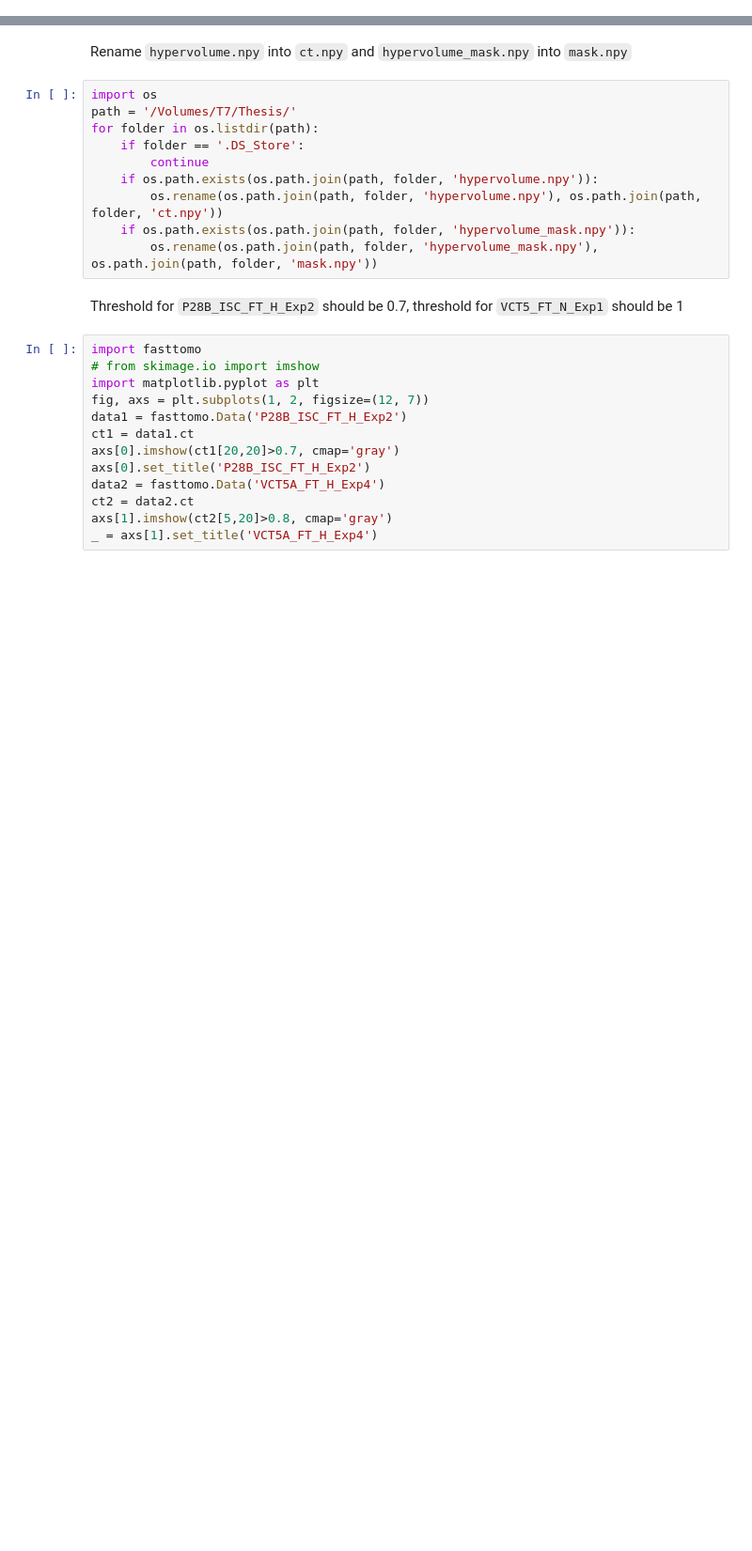
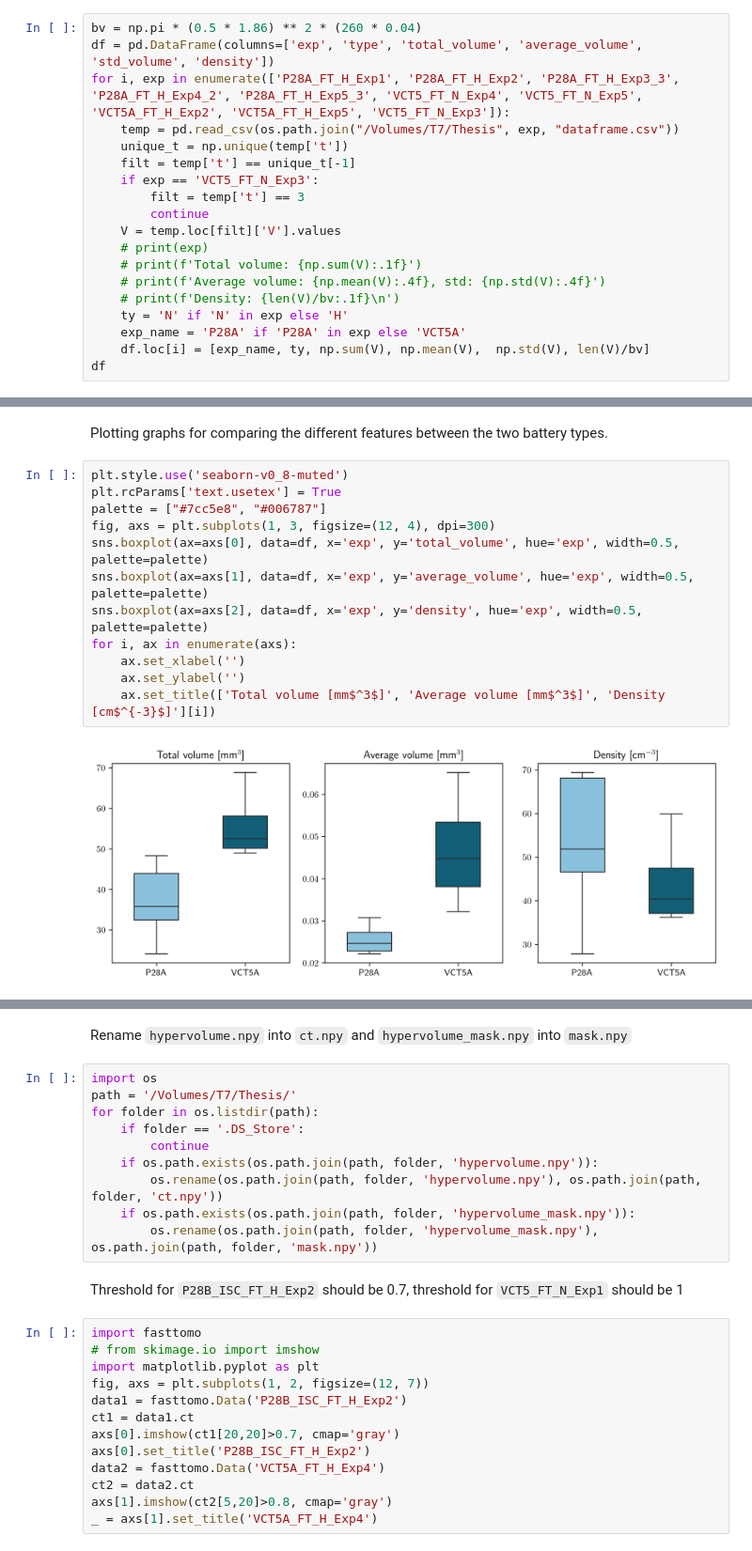
Before and after one commit to venturellimatteo/fasttomo, a Jupyter notebook: src/fasttomo/extras.ipynb, the cells around one changed output, grey strips where cells are left out. Shown at 94% size. Cells and saved outputs as stored; diff of their text form; blank space fills up the shorter version.

Commit message:
statistical analysis of the agglomerates and new plots

```diff
--- a/src/fasttomo/extras.ipynb
+++ b/src/fasttomo/extras.ipynb
@@ -0,0 +12,19 @@
+# %%
+bv = np.pi * (0.5 * 1.86) ** 2 * (260 * 0.04)
+df = pd.DataFrame(columns=['exp', 'type', 'total_volume', 'average_volume', 'std_volume', 'density'])
+for i, exp in enumerate(['P28A_FT_H_Exp1', 'P28A_FT_H_Exp2', 'P28A_FT_H_Exp3_3', 'P28A_FT_H_Exp4_2', 'P28A_FT_H_Exp5_3', 'VCT5_FT_N_Exp4', 'VCT5_FT_N_Exp5', 'VCT5A_FT_H_Exp2', 'VCT5A_FT_H_Exp5', 'VCT5_FT_N_Exp3']):
+    temp = pd.read_csv(os.path.join("/Volumes/T7/Thesis", exp, "dataframe.csv"))
+    unique_t = np.unique(temp['t'])
+    filt = temp['t'] == unique_t[-1]
+    if exp == 'VCT5_FT_N_Exp3':
+        filt = temp['t'] == 3
+        continue
+    V = temp.loc[filt]['V'].values
+    # print(exp)
+    # print(f'Total volume: {np.sum(V):.1f}')
+    # print(f'Average volume: {np.mean(V):.4f}, std: {np.std(V):.4f}')
+    # print(f'Density: {len(V)/bv:.1f}\n')
+    ty = 'N' if 'N' in exp else 'H'
+    exp_name = 'P28A' if 'P28A' in exp else 'VCT5A'
+    df.loc[i] = [exp_name, ty, np.sum(V), np.mean(V),  np.std(V), len(V)/bv]
+df
@@ -0,0 +42,16 @@
+# %% [markdown]
+Plotting graphs for comparing the different features between the two battery types.
+# %%
+plt.style.use('seaborn-v0_8-muted')
+plt.rcParams['text.usetex'] = True
+palette = ["#7cc5e8", "#006787"]
+fig, axs = plt.subplots(1, 3, figsize=(12, 4), dpi=300)
+sns.boxplot(ax=axs[0], data=df, x='exp', y='total_volume', hue='exp', width=0.5, palette=palette)
+sns.boxplot(ax=axs[1], data=df, x='exp', y='average_volume', hue='exp', width=0.5, palette=palette)
+sns.boxplot(ax=axs[2], data=df, x='exp', y='density', hue='exp', width=0.5, palette=palette)
+for i, ax in enumerate(axs):
+    ax.set_xlabel('')
+    ax.set_ylabel('')
+    ax.set_title(['Total volume [mm$^3$]', 'Average volume [mm$^3$]', 'Density [cm$^{-3}$]'][i])
+# %% [output]
+[figure, added]
```
Also changed, not shown: parts of 10 cells of this notebook, 1 other file.
